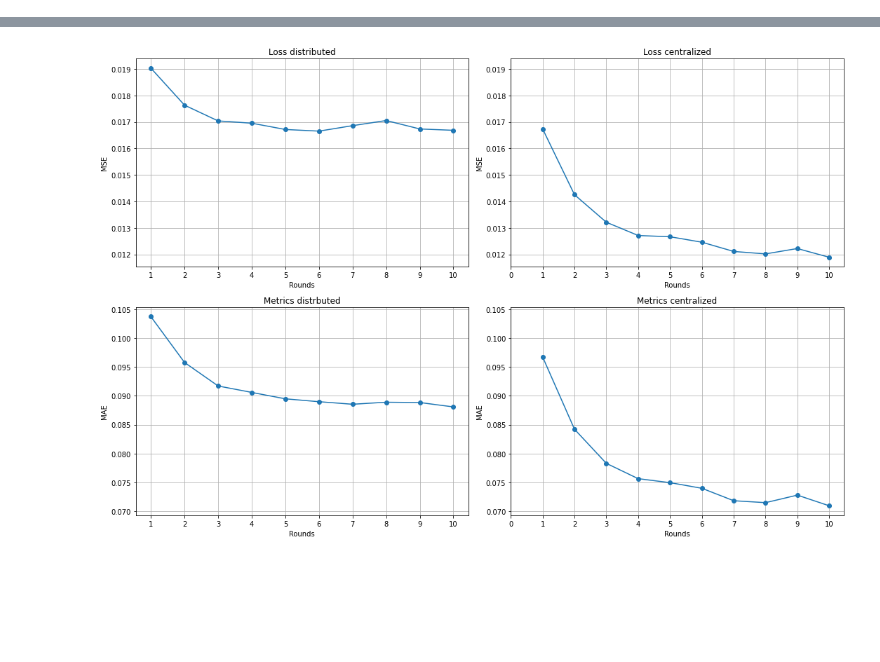
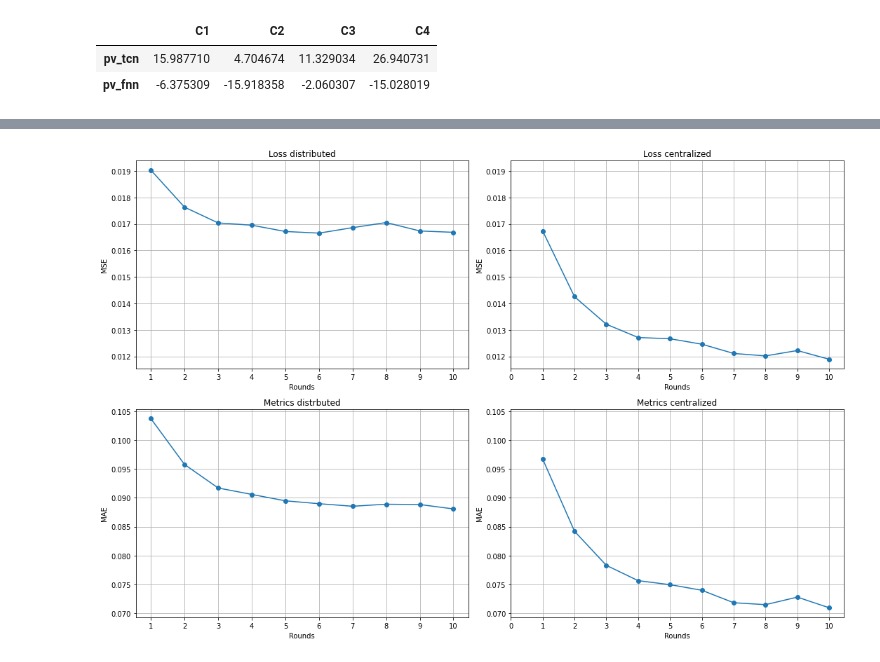
Before and after one commit to vikwal/fedsim, a Jupyter notebook: evaluation.ipynb, the cells around one changed output, grey strips where cells are left out. Cells and saved outputs as stored; diff of their text form; code cells hidden in the pictures; blank space fills up the shorter version.

```diff
--- a/evaluation.ipynb
+++ b/evaluation.ipynb
@@ -32,0 +31,11 @@ with open(pkl_history, 'rb') as file:
+# %%
+fl_results = pd.read_csv(results_path+'fl_results.csv', index_col='Unnamed: 0')
+local_results = pd.read_csv(results_path+'local_results.csv', index_col='Unnamed: 0')
+
+results = (local_results - fl_results) / local_results * 100
+# %%
+results
+# %% [output]
+|  | C1 | C2 | C3 | C4 |
+| pv_tcn | 15.987710 | 4.704674 | 11.329034 | 26.940731 |
+| pv_fnn | -6.375309 | -15.918358 | -2.060307 | -15.028019 |
```
Also changed, not shown: parts of 3 cells of this notebook, 3 other files.
